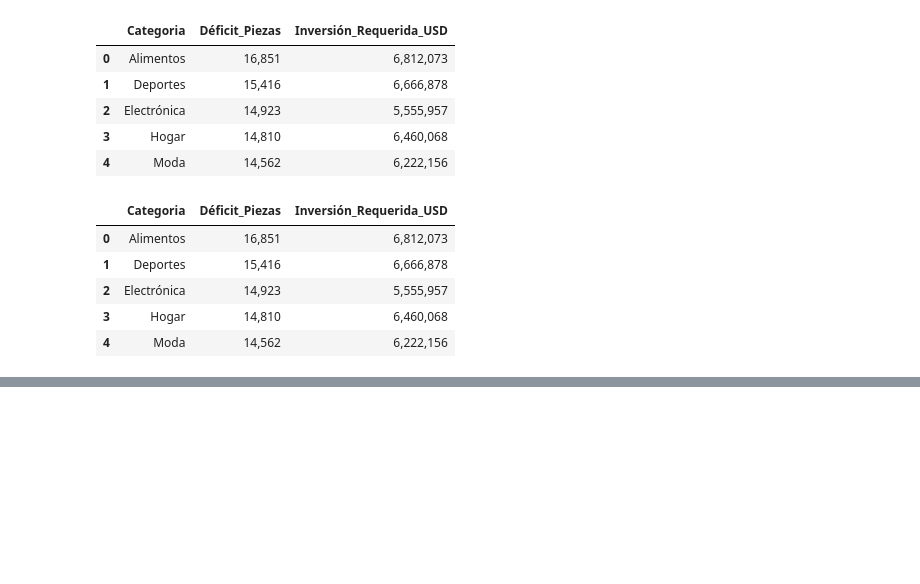
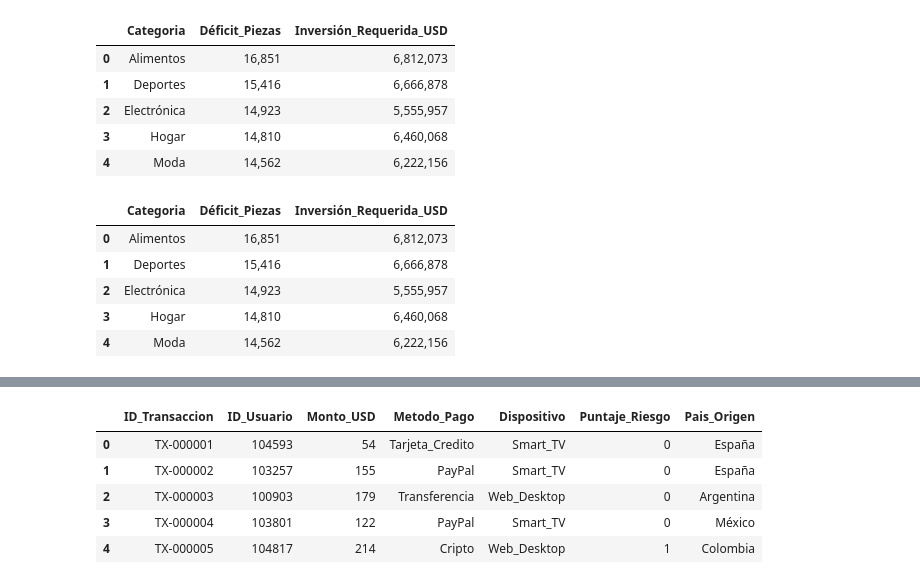
Before and after one commit to NandoRR77/Ejercicios-Practica-Python, a Jupyter notebook: Ciencia de datos/5. Laboratorio Inventarios y Fraudes/laboratorio_inventarios_fraudes.ipynb, the cells around one changed output, grey strips where cells are left out. Cells and saved outputs as stored; diff of their text form; code cells hidden in the pictures; blank space fills up the shorter version.

```diff
--- a/Ciencia de datos/5. Laboratorio Inventarios y Fraudes/laboratorio_inventarios_fraudes.ipynb
+++ b/Ciencia de datos/5. Laboratorio Inventarios y Fraudes/laboratorio_inventarios_fraudes.ipynb
@@ -491,0 +529,15 @@ df_resumen_compras_criticas
+# %%
+#Identificar los registros duplicados
+df_transacciones_giga[df_transacciones_giga.duplicated()]
+
+#Eliminar registros duplicados manteniendo el primer registro
+df_transacciones_giga = df_transacciones_giga.drop_duplicates(keep='first')
+
+df_transacciones_giga.head(5)
+# %% [output]
+|  | ID_Transaccion | ID_Usuario | Monto_USD | Metodo_Pago | Dispositivo | Puntaje_Riesgo | Pais_Origen |
+| 0 | TX-000001 | 104593 | 54 | Tarjeta_Credito | Smart_TV | 0 | España |
+| 1 | TX-000002 | 103257 | 155 | PayPal | Smart_TV | 0 | España |
+| 2 | TX-000003 | 100903 | 179 | Transferencia | Web_Desktop | 0 | Argentina |
+| 3 | TX-000004 | 103801 | 122 | PayPal | Smart_TV | 0 | México |
+| 4 | TX-000005 | 104817 | 214 | Cripto | Web_Desktop | 1 | Colombia |
```
Also changed, not shown: parts of 19 cells of this notebook, 4 other files.
